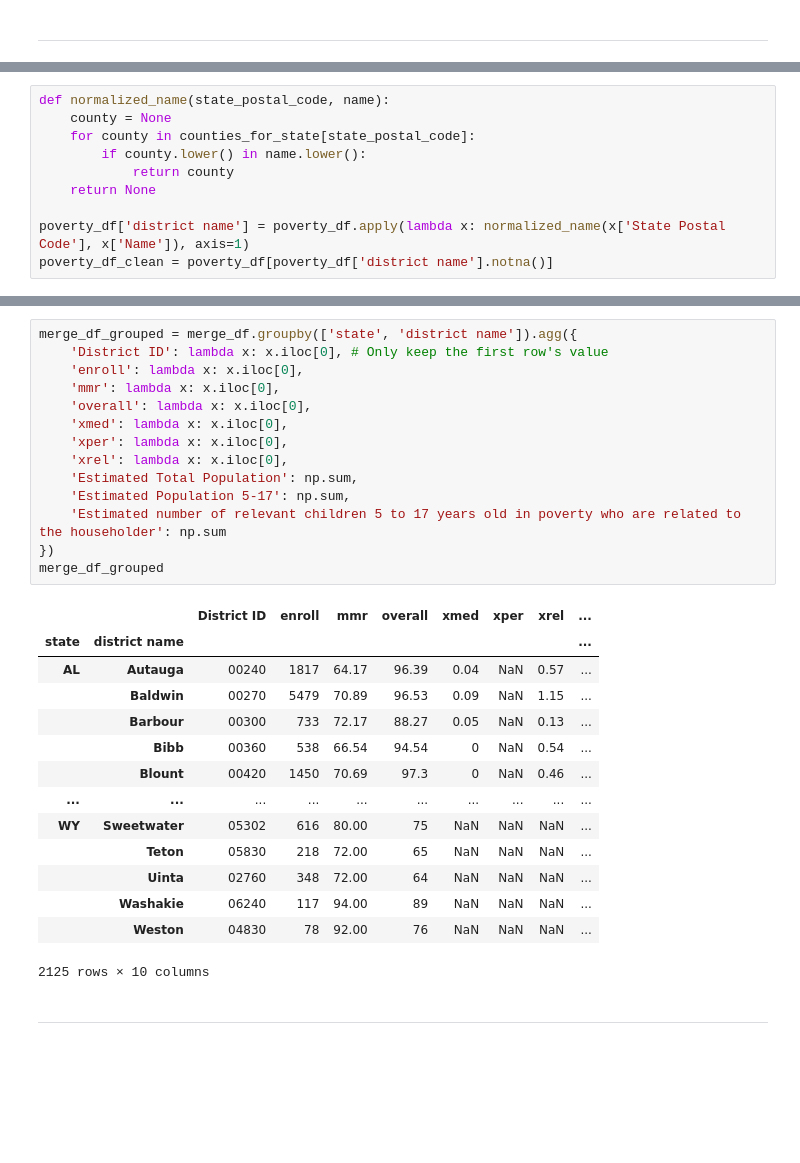
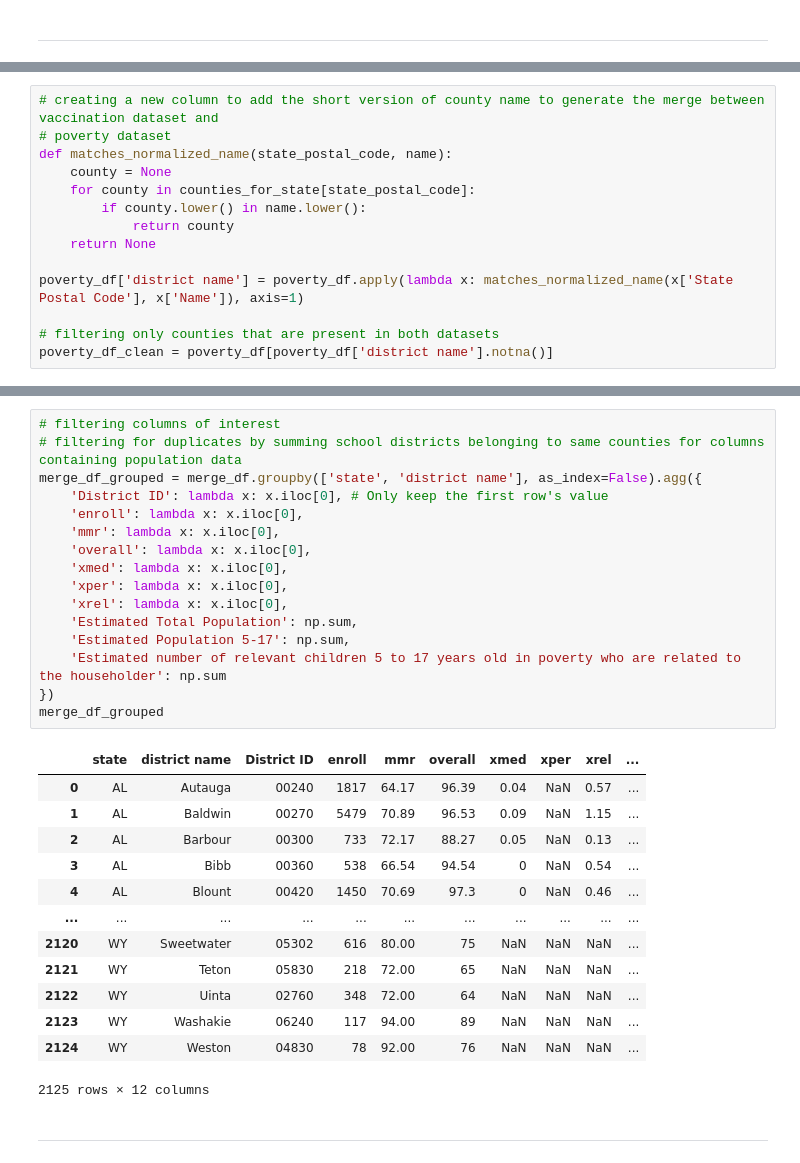
Before and after one commit to gabriellewald/springboard-coursework, a Jupyter notebook: vaccination_project/Capstone2_vaccination_project.ipynb, the cells around one changed output, grey strips where cells are left out. Drawn from its saved outputs; the diff is of its cells as text; blank space fills up the shorter version.

Commit message:
Data wrangling with complete dataframe

```diff
--- a/vaccination_project/Capstone2_vaccination_project.ipynb
+++ b/vaccination_project/Capstone2_vaccination_project.ipynb
@@ -172,11 +177,15 @@ poverty_df.columns = new_header #set the header row as the df header
 # %%
-def normalized_name(state_postal_code, name):
+# creating a new column to add the short version of county name to generate the merge between vaccination dataset and
+# poverty dataset
+def matches_normalized_name(state_postal_code, name):
     county = None
     for county in counties_for_state[state_postal_code]:
         if county.lower() in name.lower():
             return county
     return None
 
-poverty_df['district name'] = poverty_df.apply(lambda x: normalized_name(x['State Postal Code'], x['Name']), axis=1)
+poverty_df['district name'] = poverty_df.apply(lambda x: matches_normalized_name(x['State Postal Code'], x['Name']), axis=1)
+
+# filtering only counties that are present in both datasets
 poverty_df_clean = poverty_df[poverty_df['district name'].notna()]
 # %%
@@ -199,31 +203,32 @@ merge_df
 # %%
-merge_df_grouped = merge_df.groupby(['state', 'district name']).agg({
+# filtering columns of interest
+# filtering for duplicates by summing school districts belonging to same counties for columns containing population data
+merge_df_grouped = merge_df.groupby(['state', 'district name'], as_index=False).agg({
     'District ID': lambda x: x.iloc[0], # Only keep the first row's value
     'enroll': lambda x: x.iloc[0],
     'mmr': lambda x: x.iloc[0],
     'overall': lambda x: x.iloc[0],
     'xmed': lambda x: x.iloc[0],
     'xper': lambda x: x.iloc[0],
     'xrel': lambda x: x.iloc[0],
     'Estimated Total Population': np.sum,
     'Estimated Population 5-17': np.sum,
     'Estimated number of relevant children 5 to 17 years old in poverty who are related to the householder': np.sum
 })
 merge_df_grouped
 # %% [output]
-|  |  | District ID | enroll | mmr | overall | xmed | xper | xrel | ... |
-| state | district name |  |  |  |  |  |  |  | ... |
-| AL | Autauga | 00240 | 1817 | 64.17 | 96.39 | 0.04 | NaN | 0.57 | ... |
-|  | Baldwin | 00270 | 5479 | 70.89 | 96.53 | 0.09 | NaN | 1.15 | ... |
-|  | Barbour | 00300 | 733 | 72.17 | 88.27 | 0.05 | NaN | 0.13 | ... |
-|  | Bibb | 00360 | 538 | 66.54 | 94.54 | 0 | NaN | 0.54 | ... |
-|  | Blount | 00420 | 1450 | 70.69 | 97.3 | 0 | NaN | 0.46 | ... |
-| ... | ... | ... | ... | ... | ... | ... | ... | ... | ... |
-| WY | Sweetwater | 05302 | 616 | 80.00 | 75 | NaN | NaN | NaN | ... |
-|  | Teton | 05830 | 218 | 72.00 | 65 | NaN | NaN | NaN | ... |
-|  | Uinta | 02760 | 348 | 72.00 | 64 | NaN | NaN | NaN | ... |
-|  | Washakie | 06240 | 117 | 94.00 | 89 | NaN | NaN | NaN | ... |
-|  | Weston | 04830 | 78 | 92.00 | 76 | NaN | NaN | NaN | ... |
+|  | state | district name | District ID | enroll | mmr | overall | xmed | xper | xrel | ... |
+| 0 | AL | Autauga | 00240 | 1817 | 64.17 | 96.39 | 0.04 | NaN | 0.57 | ... |
+| 1 | AL | Baldwin | 00270 | 5479 | 70.89 | 96.53 | 0.09 | NaN | 1.15 | ... |
+| 2 | AL | Barbour | 00300 | 733 | 72.17 | 88.27 | 0.05 | NaN | 0.13 | ... |
+| 3 | AL | Bibb | 00360 | 538 | 66.54 | 94.54 | 0 | NaN | 0.54 | ... |
+| 4 | AL | Blount | 00420 | 1450 | 70.69 | 97.3 | 0 | NaN | 0.46 | ... |
+| ... | ... | ... | ... | ... | ... | ... | ... | ... | ... | ... |
+| 2120 | WY | Sweetwater | 05302 | 616 | 80.00 | 75 | NaN | NaN | NaN | ... |
+| 2121 | WY | Teton | 05830 | 218 | 72.00 | 65 | NaN | NaN | NaN | ... |
+| 2122 | WY | Uinta | 02760 | 348 | 72.00 | 64 | NaN | NaN | NaN | ... |
+| 2123 | WY | Washakie | 06240 | 117 | 94.00 | 89 | NaN | NaN | NaN | ... |
+| 2124 | WY | Weston | 04830 | 78 | 92.00 | 76 | NaN | NaN | NaN | ... |
-2125 rows × 10 columns
+2125 rows × 12 columns
 # %% [markdown]
 -------------
```
Also changed, not shown: parts of 35 cells of this notebook, 5 other files.
